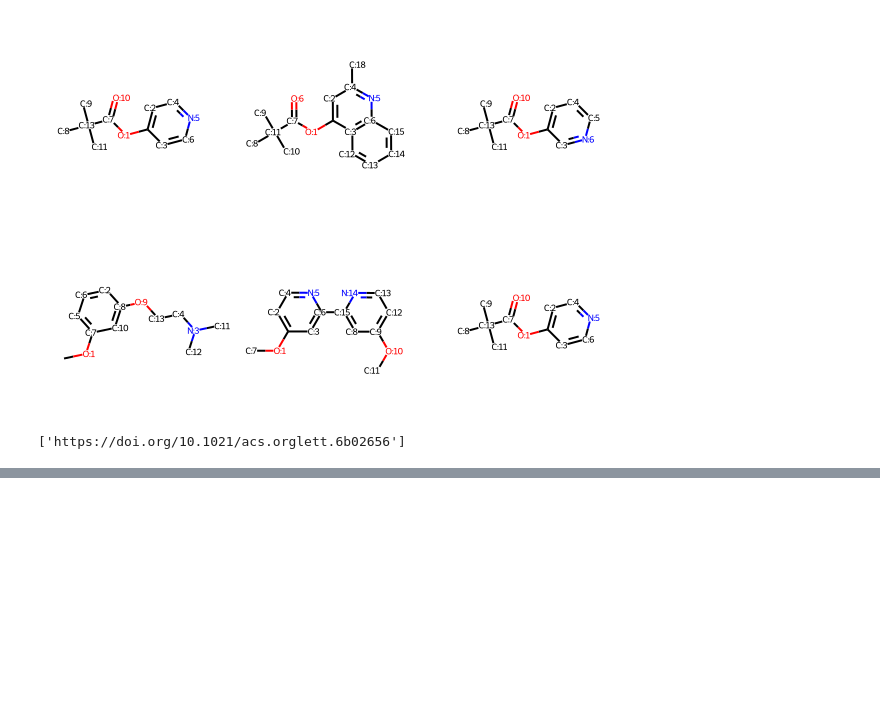
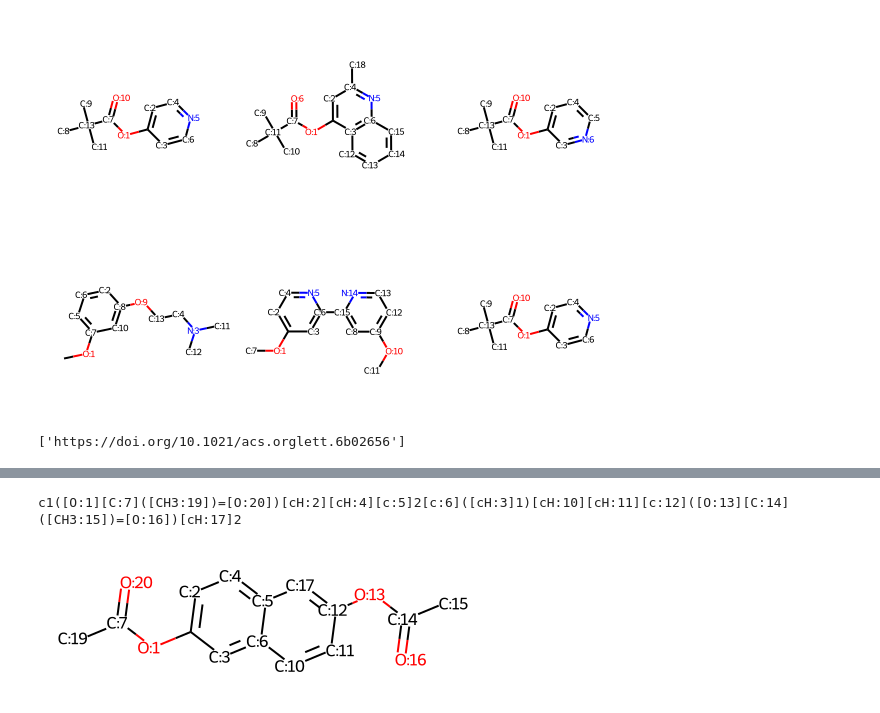
Before and after one commit to truejulosdu13/NiCOlit, a Jupyter notebook: notebooks/2_number_by_shared_atoms.ipynb, the cells around one changed output, grey strips where cells are left out. Drawn from its saved outputs; the diff is of its cells as text; code cells hidden in the pictures; blank space fills up the shorter version.

```diff
--- a/notebooks/2_number_by_shared_atoms.ipynb
+++ b/notebooks/2_number_by_shared_atoms.ipynb
@@ -245,0 +265,8 @@ unik_CO_df3["C0C7_num"] = [List_numbered_7[i][1] for i in range(len(List_numbere
+# %%
+C0C7_num = Chem.MolToSmiles(mol)
+print(C0C7_num)
+C0C7_num = "c1([O:1][C:7]([CH3:19])=[O:20])[cH:2][cH:4][c:5]2[c:6]([cH:3]1)[cH:10][cH:11][c:12]([O:13][C:14]([CH3:15])=[O:16])[cH:17]2"
+Chem.MolFromSmiles(C0C7_num)
+# %% [output]
+c1([O:1][C:7]([CH3:19])=[O:20])[cH:2][cH:4][c:5]2[c:6]([cH:3]1)[cH:10][cH:11][c:12]([O:13][C:14]([CH3:15])=[O:16])[cH:17]2
+[figure, added]
```
Also changed, not shown: parts of 10 cells of this notebook, 12 other files.
